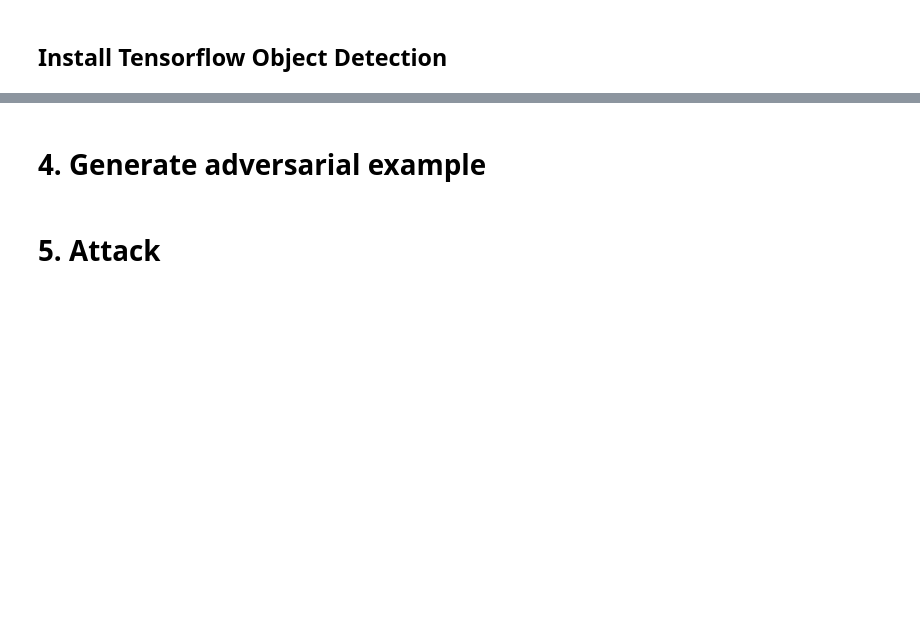
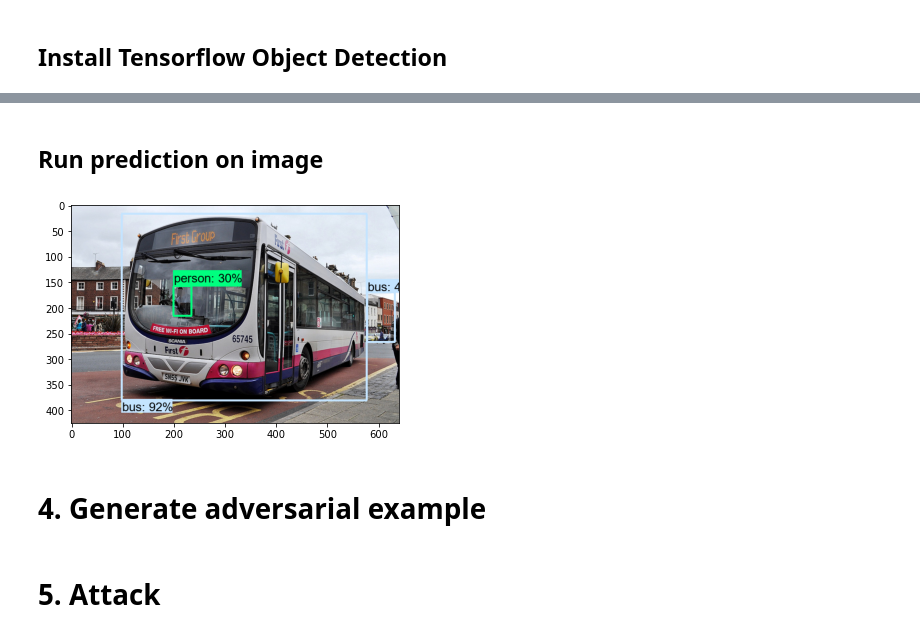
Before and after one commit to mariusblarsen/ae-attack-pipeline, a Jupyter notebook: Pipeline.ipynb, the cells around one changed output, grey strips where cells are left out. Saved outputs shown, nothing was run; the diff lists cells and outputs as text; code cells hidden in the pictures; blank space fills up the shorter version.

Commit message:
added prediction step to pipeline
* Some path updates
* Download mscoco-labelmap instead of creating from own labels

```diff
--- a/Pipeline.ipynb
+++ b/Pipeline.ipynb
@@ -23,0 +27,12 @@ paths = {
+# %%
+import urllib.request
+
+# Download labels file
+LABEL_FILENAME = 'mscoco_label_map.pbtxt'
+LABELS_DOWNLOAD_BASE = \
+    'https://raw.githubusercontent.com/tensorflow/models/master/research/object_detection/data/'
+PATH_TO_LABELS = os.path.join(paths['MODEL_PATH'], os.path.join(MODEL_NAME, LABEL_FILENAME))
+if not os.path.exists(PATH_TO_LABELS):
+    print('Downloading label file... ', end='')
+    urllib.request.urlretrieve(LABELS_DOWNLOAD_BASE + LABEL_FILENAME, PATH_TO_LABELS)
+    print('Done')
@@ -104,0 +209,2 @@ if os.name=='nt':
+# %% [markdown]
+## Run prediction on image
@@ -105,3 +216,53 @@ if os.name=='nt':
+# %%
+category_index = label_map_util.create_category_index_from_labelmap(PATH_TO_LABELS,
+                                                                    use_display_name=True)
+# %%
+# Image to predict and display
+IMAGE_PATH = os.path.join(paths['IMAGE_PATH'], FO_DATASET_NAME, 'validation/data')
+IMAGE_PATH = IMAGE_PATH + "/" +os.listdir(IMAGE_PATH)[0]  # Get first image
+# %%
+img = cv2.imread(IMAGE_PATH)
+image_np = np.array(img)
+
+# Visualization params
+MAX_BBOXES = 200
+THRESHOLD = 0.3
+
+# Alter image
+# Flip horizontally
+#image_np = np.fliplr(image_np).copy()
+# Convert image to grayscale
+#image_np = np.tile(np.mean(image_np, 2, keepdims=True), (1, 1, 3)).astype(np.uint8)
+
+input_tensor = tf.convert_to_tensor(np.expand_dims(image_np, 0), dtype=tf.float32)
+detections, predictions_dict, shapes = detect_fn(input_tensor)
+
+num_detections = int(detections.pop('num_detections'))
+detections = {key: value[0, :num_detections].numpy()
+              for key, value in detections.items()}
+detections['num_detections'] = num_detections
+
+# detection_classes should be ints.
+detections['detection_classes'] = detections['detection_classes'].astype(np.int64)
+
+label_id_offset = 1
+image_np_with_detections = image_np.copy()
+
+viz_utils.visualize_boxes_and_labels_on_image_array(
+            image_np_with_detections,
+            detections['detection_boxes'],
+            detections['detection_classes']+label_id_offset,
+            detections['detection_scores'],
+            category_index,
+            use_normalized_coordinates=True,
+            max_boxes_to_draw=MAX_BBOXES,
+            min_score_thresh=THRESHOLD,
+            agnostic_mode=False)
+
+plt.imshow(cv2.cvtColor(image_np_with_detections, cv2.COLOR_BGR2RGB))
+plt.show()
+# %% [output]
+[figure, added]
 # %% [markdown]
 # 4. Generate adversarial example
 # %% [markdown]
```
Also changed, not shown: parts of 23 cells of this notebook, 1 other file.
